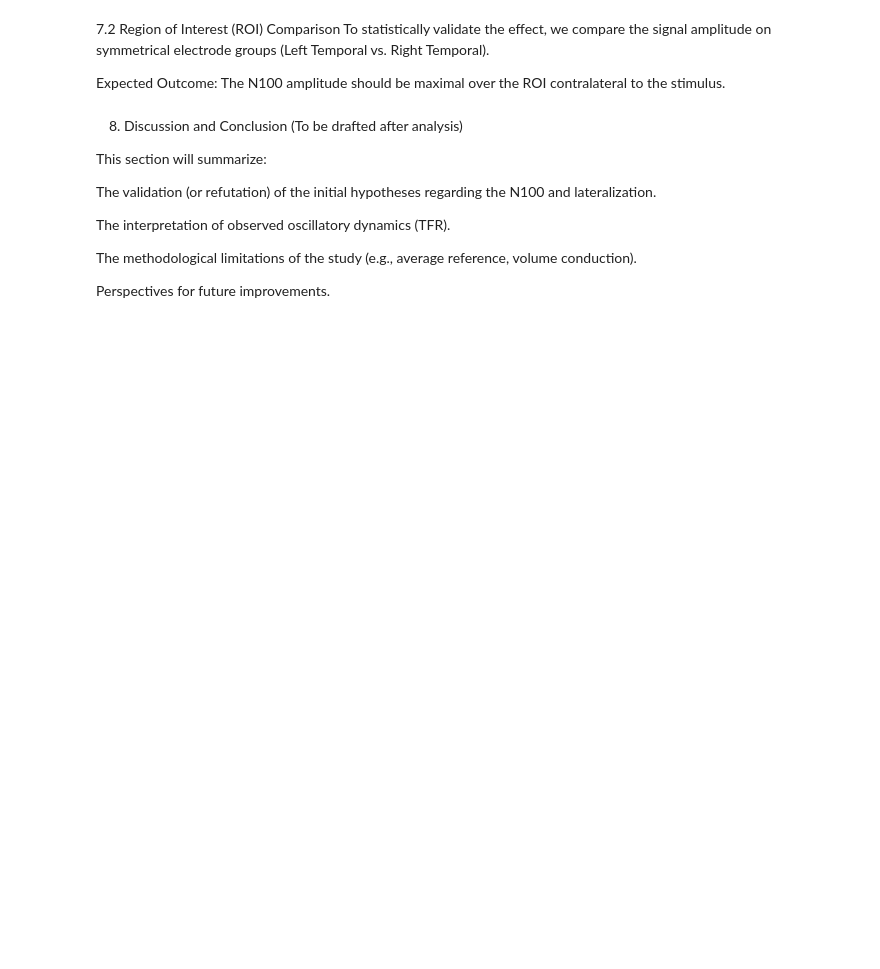
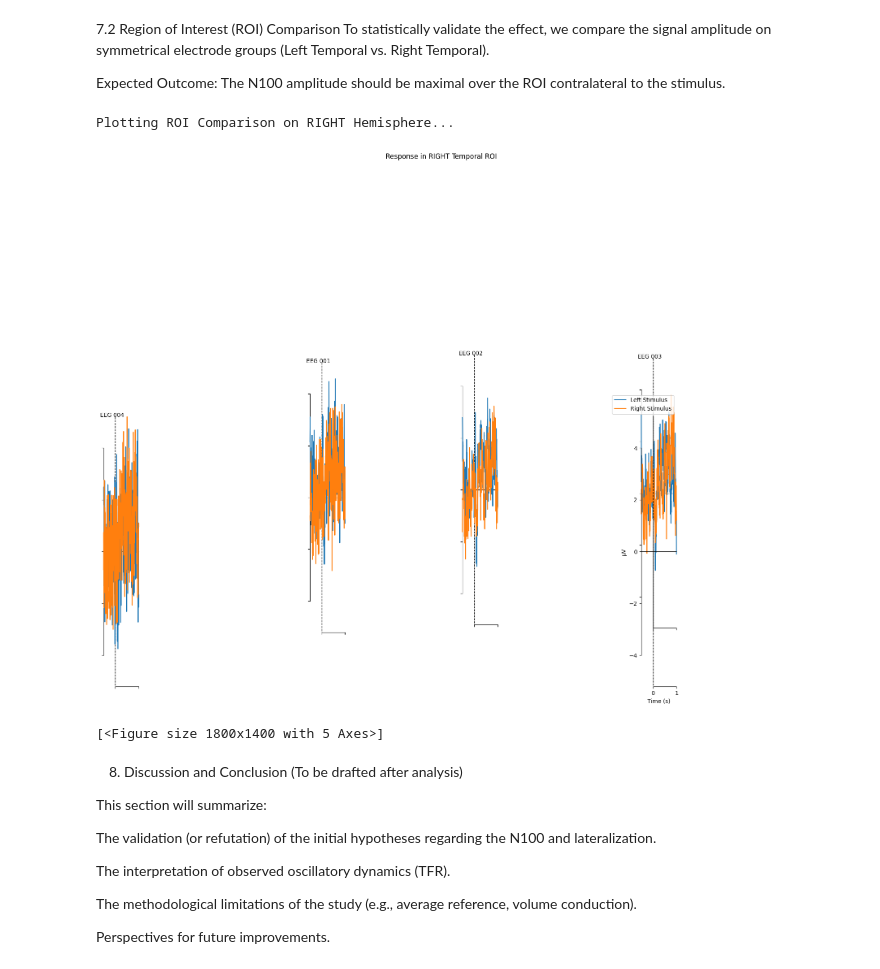
Before and after one commit to diidouu/EEG-Analysis, a Jupyter notebook: eeg_analysis.ipynb, the cells around one changed output. Drawn from its saved outputs; the diff is of its cells as text; code cells hidden in the pictures; blank space fills up the shorter version.

```diff
--- a/eeg_analysis.ipynb
+++ b/eeg_analysis.ipynb
@@ -370,13 +405,34 @@ To statistically validate the effect, we compare the signal amplitude on symmetr
 
 Expected Outcome: The N100 amplitude should be maximal over the ROI contralateral to the stimulus.
 # %%
---- ROI DEFINITION ---
+# --- ROI DEFINITION ---
+# Right Temporal electrodes in the MNE Sample dataset layout
+# (These generally correspond to T8, FT8 area)
+roi_right = ['EEG 001', 'EEG 002', 'EEG 003', 'EEG 004']
 
-Define lists of channels for Left Temporal and Right Temporal ROIs
+# --- ROI PLOTTING ---
+print("Plotting ROI Comparison on RIGHT Hemisphere...")
 
---- ROI PLOTTING ---
+# We compare how the RIGHT Hemisphere responds to Left vs Right Sound
+evokeds_comparison = {
+    'Left Stimulus': evoked_left,
+    'Right Stimulus': evoked_right
+}
 
-Plot comparison of Evoked responses specifically on these ROIs
+# Hypothesis validation:
+# The 'Left Stimulus' line should have a larger amplitude (more negative)
+# around 0.1s than the 'Right Stimulus' line.
+mne.viz.plot_compare_evokeds(
+    evokeds_comparison,
+    picks=roi_right,
+    axes='topo',  # This shows the sensor location + the waveform
+    title='Response in RIGHT Temporal ROI',
+    show_sensors=True
+)
+# %% [output]
+Plotting ROI Comparison on RIGHT Hemisphere...
+[figure, added]
+[<Figure size 1800x1400 with 5 Axes>]
 # %% [markdown]
 8. Discussion and Conclusion
 (To be drafted after analysis)
```
Also changed, not shown: parts of 1 cell of this notebook.
